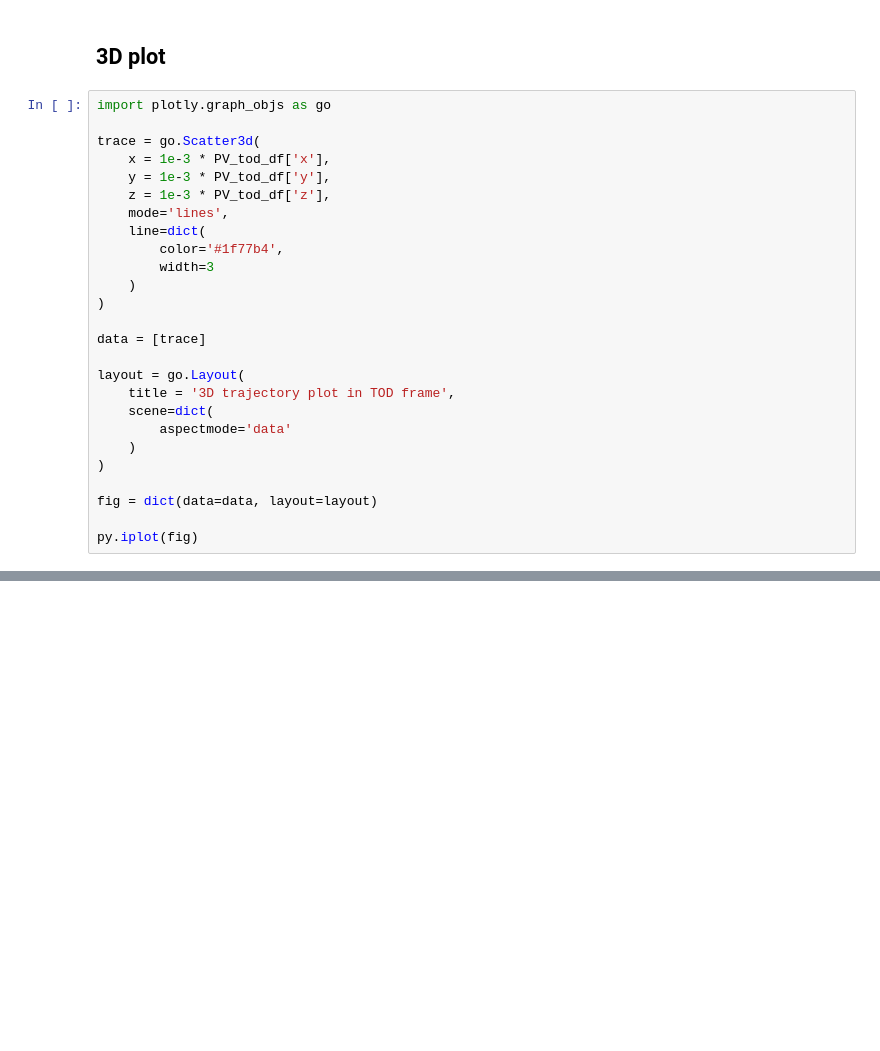
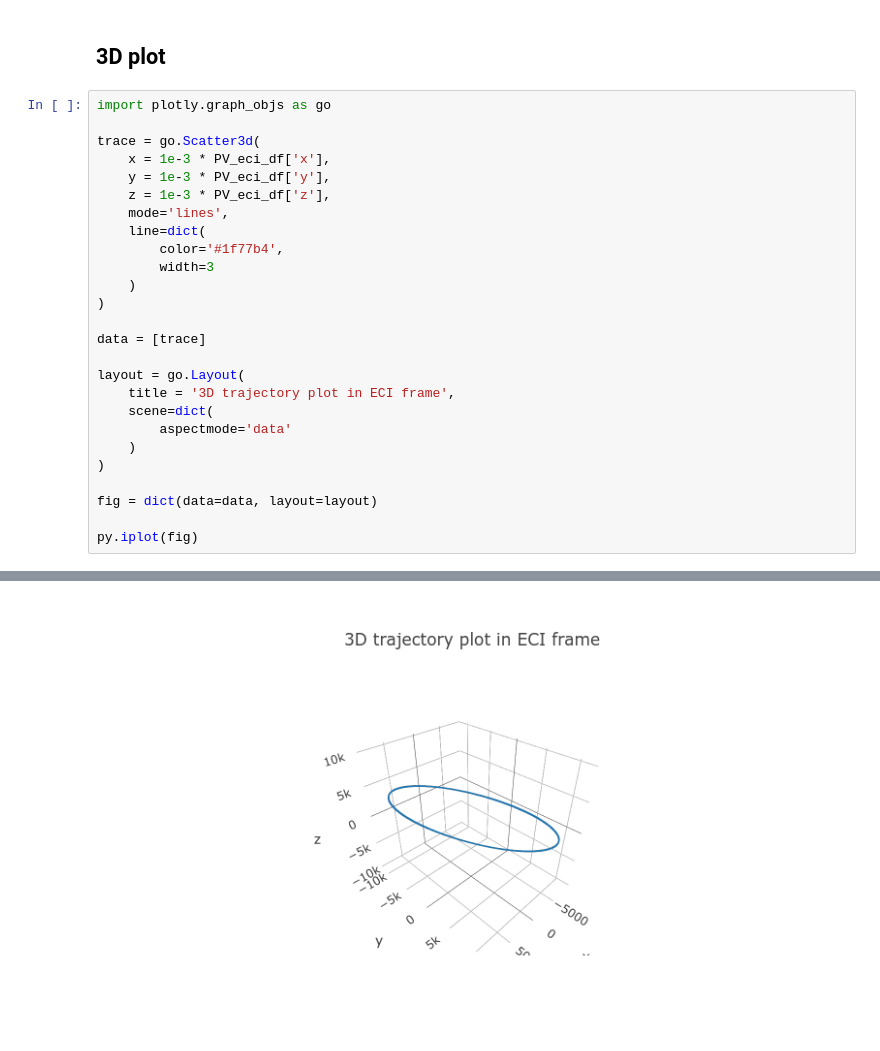
Before and after one commit to GorgiAstro/laser-orbit-determination, a Jupyter notebook: 02-orbit-determination-example.ipynb, the cells around one changed output, grey strips where cells are left out. Cells and saved outputs as stored; diff of their text form; blank space fills up the shorter version.

```diff
--- a/02-orbit-determination-example.ipynb
+++ b/02-orbit-determination-example.ipynb
@@ -541,9 +546,9 @@ py.iplot(fig)
 import plotly.graph_objs as go
 
 trace = go.Scatter3d(
-    x = 1e-3 * PV_tod_df['x'],
-    y = 1e-3 * PV_tod_df['y'],
-    z = 1e-3 * PV_tod_df['z'],
+    x = 1e-3 * PV_eci_df['x'],
+    y = 1e-3 * PV_eci_df['y'],
+    z = 1e-3 * PV_eci_df['z'],
     mode='lines',
     line=dict(
         color='#1f77b4',
@@ -554,7 +559,7 @@ trace = go.Scatter3d(
 data = [trace]
 
 layout = go.Layout(
-    title = '3D trajectory plot in TOD frame',
+    title = '3D trajectory plot in ECI frame',
     scene=dict(
         aspectmode='data'
     )
@@ -567,0 +572 @@ py.iplot(fig)
+[figure, added]
```
Also changed, not shown: parts of 10 cells of this notebook.
